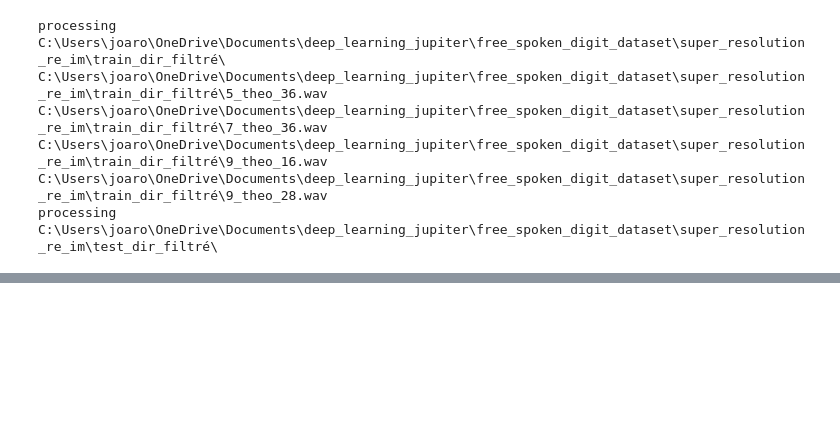
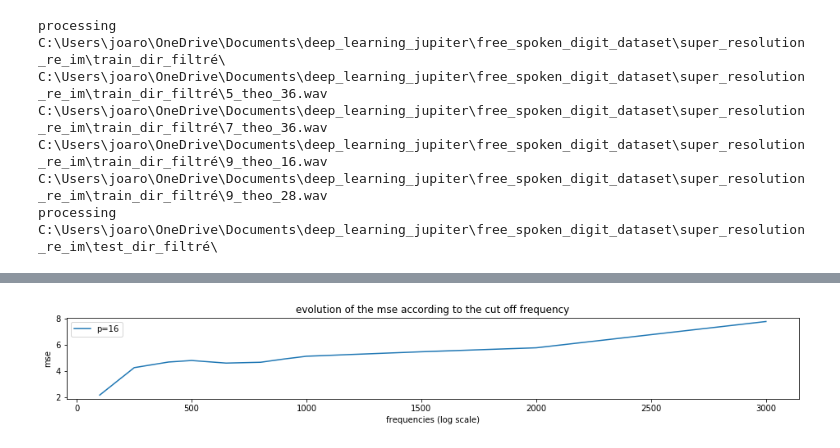
Before and after one commit to JoachimROSSEEL/AudioSuperResolution, a Jupyter notebook: super_resolution_with_wav.ipynb, the cells around one changed output, grey strips where cells are left out. Saved outputs shown, nothing was run; the diff lists cells and outputs as text; code cells hidden in the pictures; blank space fills up the shorter version.

```diff
--- a/super_resolution_with_wav.ipynb
+++ b/super_resolution_with_wav.ipynb
@@ -196,0 +272,14 @@ print(error)
+# %%
+mse16=[2.1522,4.2412,4.6722,4.7873,4.5901,4.6523,4.8966,5.1111,5.4540,5.7564,7.7594]
+fig=plt.figure(figsize=(16, 4))
+ax=fig.add_subplot(2,1,1)
+
+plt.plot(fc,mse16,label="p=16")
+# ax.set_xscale('log')
+plt.xlabel("frequencies (log scale)")
+plt.ylabel('mse')
+title("evolution of the mse according to the cut off frequency" )
+plt.legend()
+plt.show()
+# %% [output]
+[figure, added]
```
Also changed, not shown: parts of 14 cells of this notebook.
